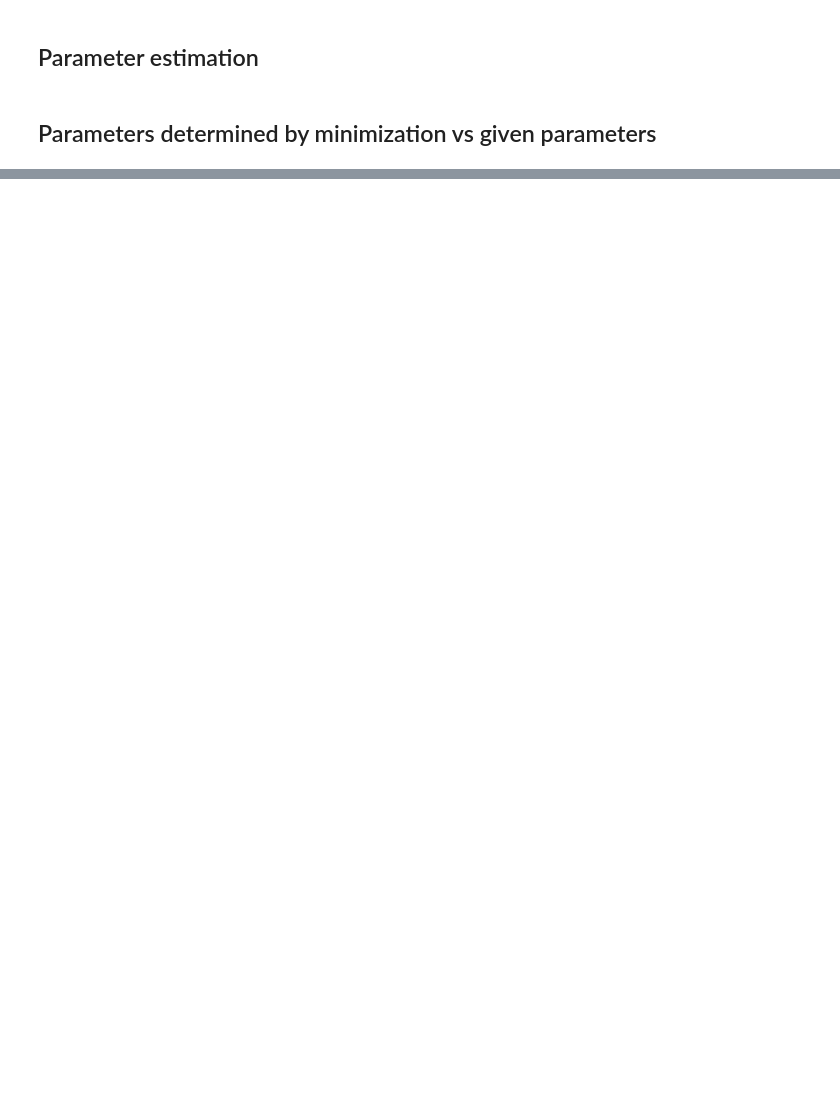
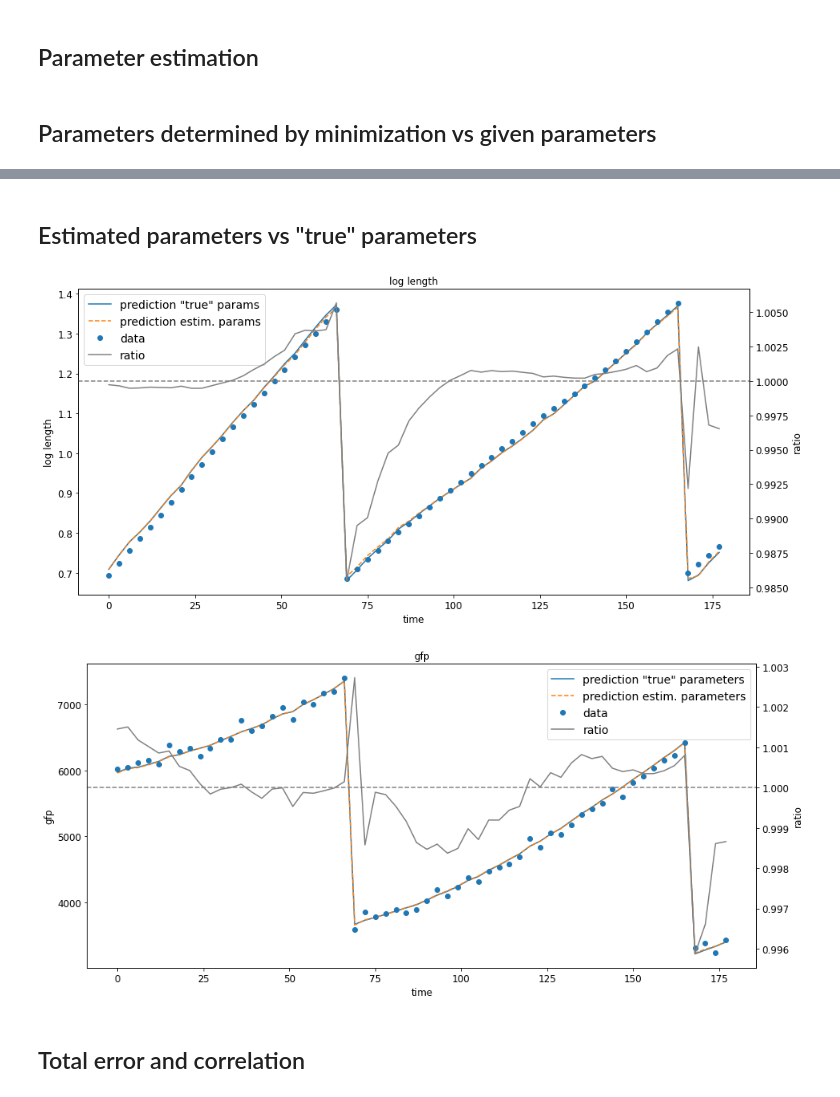
Before and after one commit to bjks/gfp_gaussian_process, a Jupyter notebook: notebooks/gfp_gaussian_prior.ipynb, the cells around one changed output, grey strips where cells are left out. Drawn from its saved outputs; the diff is of its cells as text; code cells hidden in the pictures; blank space fills up the shorter version.

```diff
--- a/notebooks/gfp_gaussian_prior.ipynb
+++ b/notebooks/gfp_gaussian_prior.ipynb
@@ -333,0 +333,10 @@ compare_time_series(data_dat, ['gfp_no_noise','gfp_noise'], data_prediction, ['m
+# %% [markdown]
+## Estimated parameters vs "true" parameters
+# %%
+compare_predictios([data_prediction_no_min, data_prediction], ['prediction "true" params', 'prediction estim. params'], 'mean_x', data_dat, 'log_leng_no_noise',data_slice, "log length", ratio=(0,1))
+compare_predictios([data_prediction_no_min, data_prediction], ['prediction "true" parameters', 'prediction estim. parameters'], 'mean_g', data_dat, 'gfp_no_noise',data_slice, "gfp", ratio=(0,1))
+# %% [output]
+[figure, added]
+[figure, added]
+# %% [markdown]
+##  Total error and correlation
```
Also changed, not shown: parts of 35 cells of this notebook, 10 other files.
